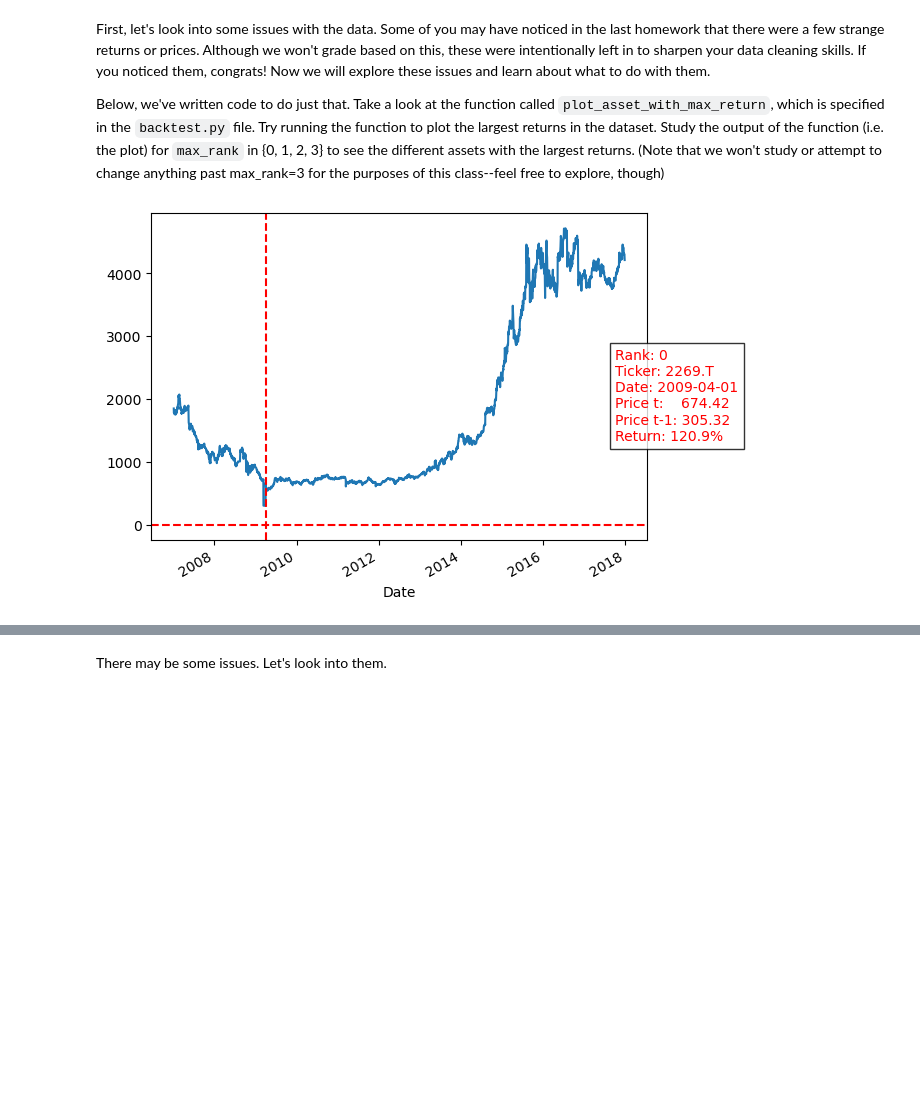
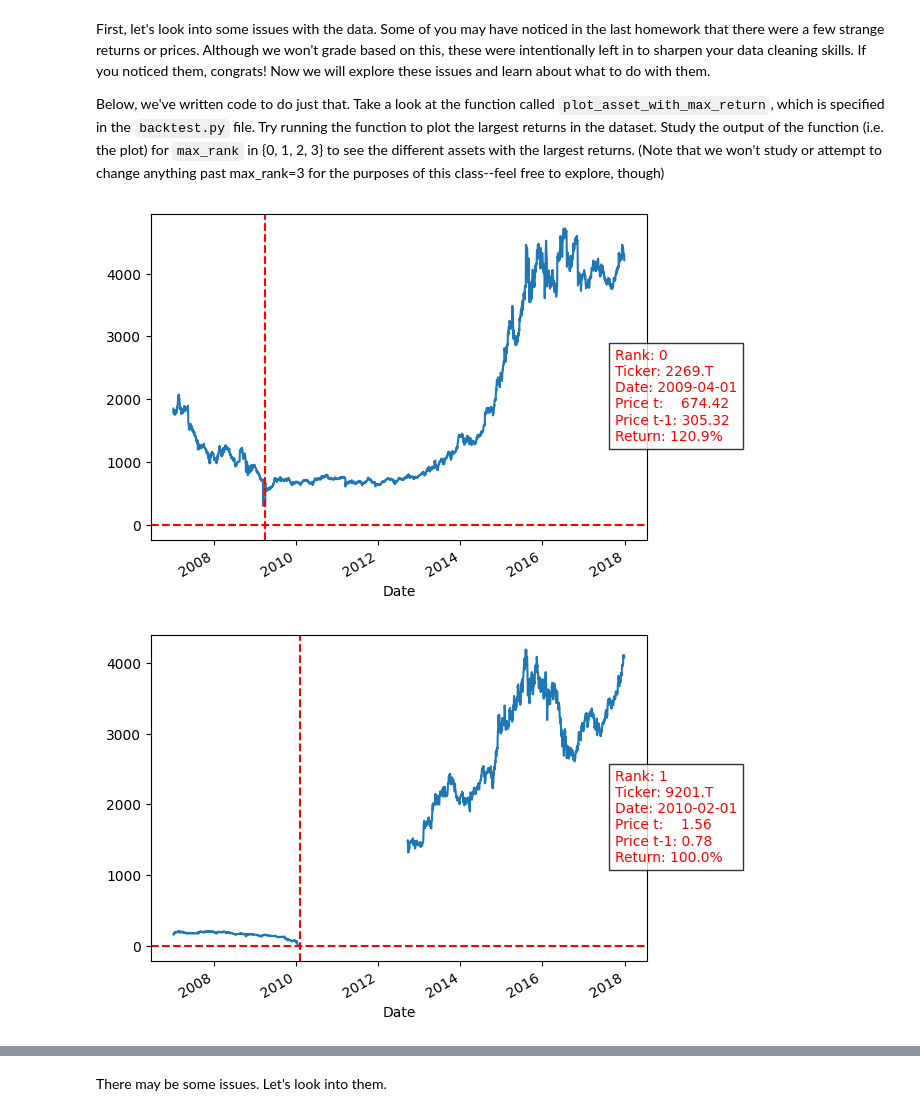
Before and after one commit to BjornThor123/Statistical_Arbitrage_Stanford_MS-E244, a Jupyter notebook: Homework 2/MSE244_HW2.ipynb, the cells around one changed output, grey strips where cells are left out. Saved outputs shown, nothing was run; the diff lists cells and outputs as text; code cells hidden in the pictures; blank space fills up the shorter version.

```diff
--- a/Homework 2/MSE244_HW2.ipynb
+++ b/Homework 2/MSE244_HW2.ipynb
@@ -146,7 +145,11 @@ Metadata head:
 First, let's look into some issues with the data. Some of you may have noticed in the last homework that there were a few strange returns or prices. Although we won't grade based on this, these were intentionally left in to sharpen your data cleaning skills. If you noticed them, congrats! Now we will explore these issues and learn about what to do with them.
 
 Below, we've written code to do just that. Take a look at the function called `plot_asset_with_max_return`, which is specified in the `backtest.py` file. Try running the function to plot the largest returns in the dataset. Study the output of the function (i.e. the plot) for `max_rank` in {0, 1, 2, 3} to see the different assets with the largest returns. (Note that we won't study or attempt to change anything past max_rank=3 for the purposes of this class--feel free to explore, though)
-# %%
-plot_asset_with_max_return(returns, prices, max_rank=0)
-# %% [output]
-[figure, removed]
+# %%
+plot_asset_with_max_return(returns, prices, max_rank=0)
+plot_asset_with_max_return(returns, prices, max_rank=1)
+plot_asset_with_max_return(returns, prices, max_rank=2)
+plot_asset_with_max_return(returns, prices, max_rank=3)
+# %% [output]
+[figure, added]
+[figure, added]
```
Also changed, not shown: parts of 6 cells of this notebook.
